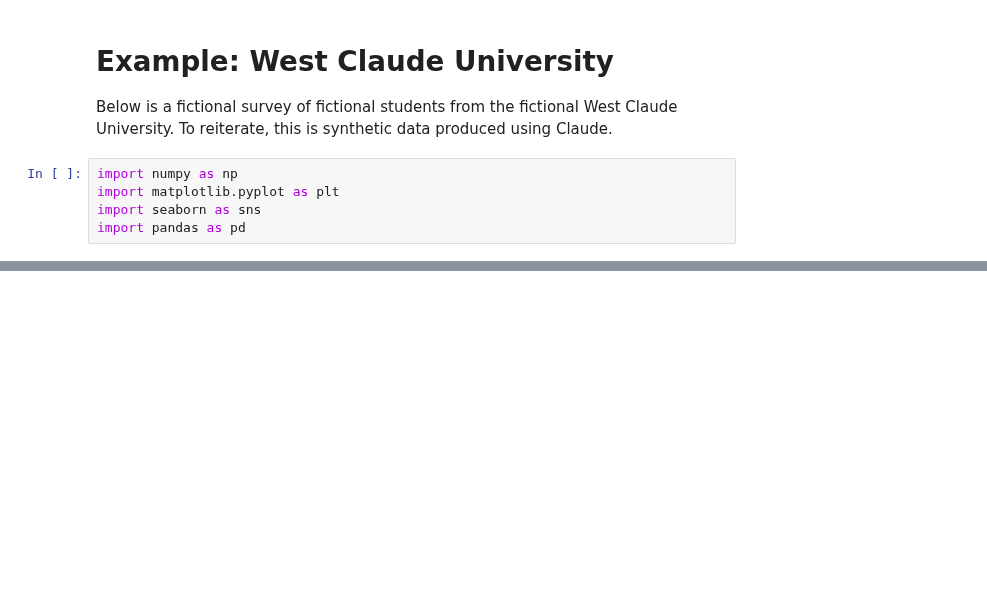
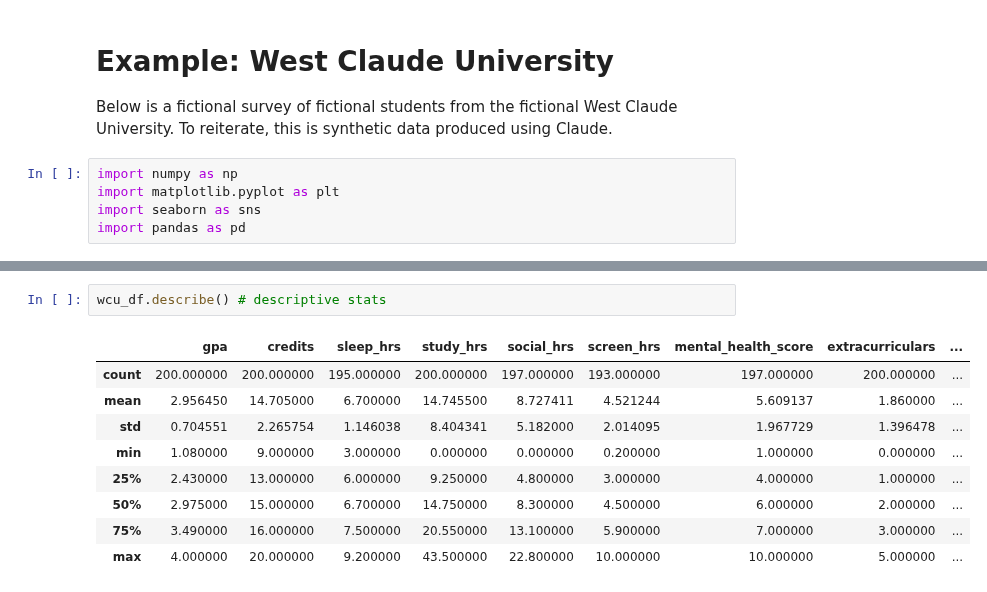
Before and after one commit to GettysburgDataScience/DS325-Notes, a Jupyter notebook: _sources/01_Regression/04_west_claude_example.ipynb, the cells around one changed output, grey strips where cells are left out. Drawn from its saved outputs; the diff is of its cells as text; blank space fills up the shorter version.

```diff
--- a/_sources/01_Regression/04_west_claude_example.ipynb
+++ b/_sources/01_Regression/04_west_claude_example.ipynb
@@ -19,0 +52,12 @@ wcu_df.head()
+# %%
+wcu_df.describe() # descriptive stats
+# %% [output]
+|  | gpa | credits | sleep_hrs | study_hrs | social_hrs | screen_hrs | mental_health_score | extracurriculars | ... |
+| count | 200.000000 | 200.000000 | 195.000000 | 200.000000 | 197.000000 | 193.000000 | 197.000000 | 200.000000 | ... |
+| mean | 2.956450 | 14.705000 | 6.700000 | 14.745500 | 8.727411 | 4.521244 | 5.609137 | 1.860000 | ... |
+| std | 0.704551 | 2.265754 | 1.146038 | 8.404341 | 5.182000 | 2.014095 | 1.967729 | 1.396478 | ... |
+| min | 1.080000 | 9.000000 | 3.000000 | 0.000000 | 0.000000 | 0.200000 | 1.000000 | 0.000000 | ... |
+| 25% | 2.430000 | 13.000000 | 6.000000 | 9.250000 | 4.800000 | 3.000000 | 4.000000 | 1.000000 | ... |
+| 50% | 2.975000 | 15.000000 | 6.700000 | 14.750000 | 8.300000 | 4.500000 | 6.000000 | 2.000000 | ... |
+| 75% | 3.490000 | 16.000000 | 7.500000 | 20.550000 | 13.100000 | 5.900000 | 7.000000 | 3.000000 | ... |
+| max | 4.000000 | 20.000000 | 9.200000 | 43.500000 | 22.800000 | 10.000000 | 10.000000 | 5.000000 | ... |
```
Also changed, not shown: parts of 31 cells of this notebook, 29 other files.
